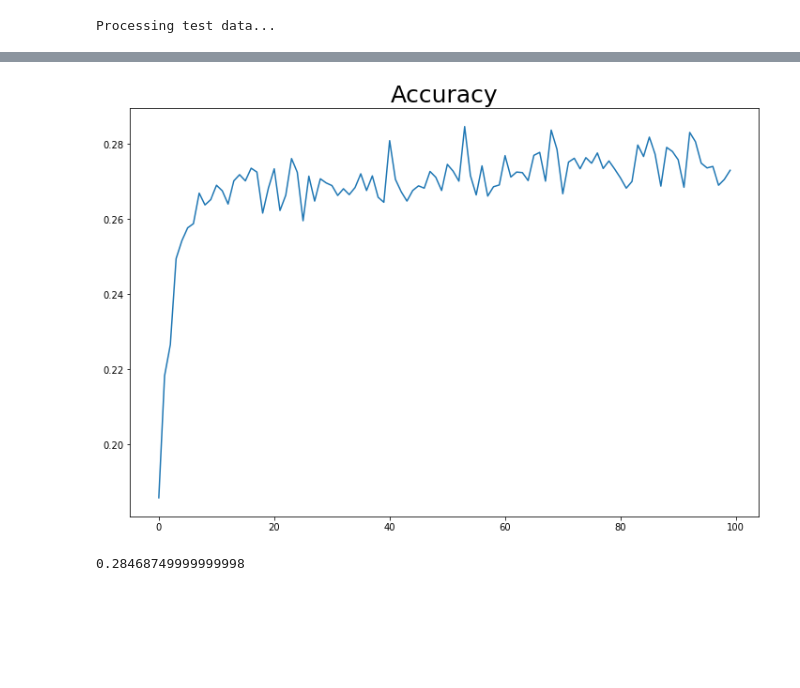
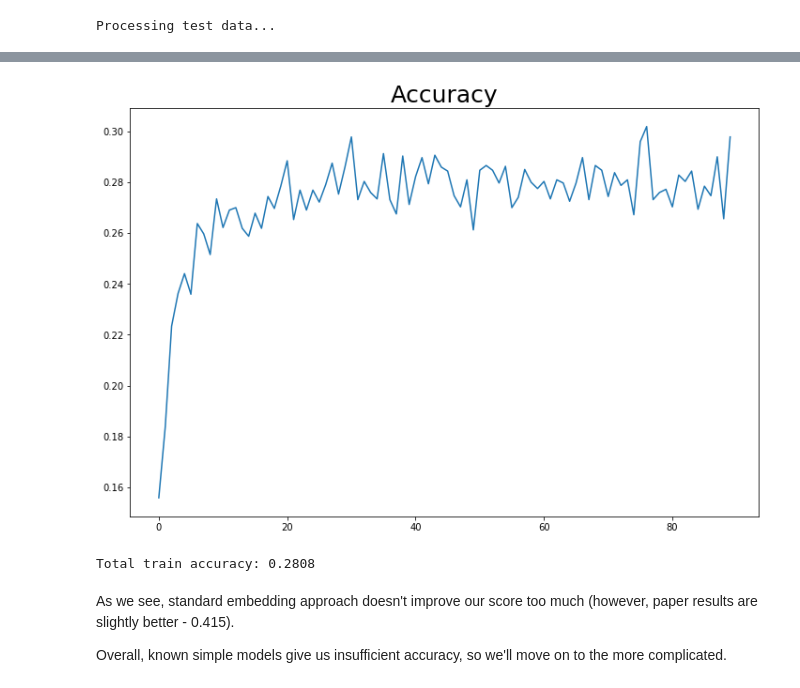
Before and after one commit to JanRocketMan/QuestionAnsweringModels, a Jupyter notebook: Simple_Models.ipynb, the cells around one changed output, grey strips where cells are left out. Cells and saved outputs as stored; diff of their text form; code cells hidden in the pictures; blank space fills up the shorter version.

Commit message:
Finished window embedding model

```diff
--- a/Simple_Models.ipynb
+++ b/Simple_Models.ipynb
@@ -12,7 +13,7 @@ Let's deal at first with Common Nouns Question Answering.
 sample_train = pd.read_csv('data/CBT_CN_train.csv',delimiter=';')
 sample_valid = pd.read_csv('data/CBT_CN_valid.csv',delimiter=';')
 # %%
-sample_train = sample_train.sample(n=40000, replace=True)
+sample_train = sample_train.sample(n=50000, replace=True)
 # %%
 sample_train['Document'] = sample_train['Document'].apply(literal_eval)
 sample_valid['Document'] = sample_valid['Document'].apply(literal_eval)
@@ -215,7 +219,7 @@ X_ex, y_ex
 # %%
-embedding_size = 30
+embedding_size = 100
 tf.reset_default_graph()
-X = tf.placeholder(tf.int32, [None, 10], name='input_passage')
+X = tf.placeholder(tf.int32, [None, 6], name='input_passage')
 C = tf.placeholder(tf.int32, [None, 10], name='candidates')
 y = tf.placeholder(tf.int32, [None, 10], name='answers')
 
@@ -247,42 +251,31 @@ train_op = tf.train.AdamOptimizer().minimize(loss, )
 s = tf.Session()
 s.run(tf.global_variables_initializer())
 
-n_epochs = 100
-batches_per_epoch = 100
+n_epochs = 90
+batches_per_epoch = 50
 batch_size = 64
 
 train_losses = []
 valid_losses = []
-accuracies = []
+train_accuracies = []
 
 for epoch in tqdm(range(n_epochs)):
-    #old_test_loss = avg_test_loss
     avg_train_loss, avg_valid_loss = 0, 0
     avg_acc = 0
     for batch in range(batches_per_epoch):
-        x_, c_, y_, inds_ = sample_batch(cat_train, batch_size, word_to_id)
+        x_, c_, y_, inds_ = sample_batch(cat_train, batch_size, word_to_id, 3)
 
         _, iloss, y_pred, acc = s.run([train_op, loss, logits, num_equals], {X: x_,
                                                                  C: c_,
                                                                  y: y_})
         avg_train_loss += iloss
         avg_acc += acc
-        x_valid, c_valid, y_valid, _ = sample_batch(cat_valid, batch_size, word_to_id)
-
+        x_valid, c_valid, y_valid, _ = sample_batch(cat_valid, batch_size, word_to_id, 3)
         iloss, acc = s.run([loss, num_equals], {X: x_valid, C: c_valid, y: y_valid})
         avg_valid_loss += iloss
-        avg_acc += acc
-    #print("EPOCH: ", epoch)
-    #print("\t AVERAGE TRAIN LOSS:", avg_train_loss/batches_per_epoch)
-    #print("\t AVERAGE VALID LOSS:", avg_valid_loss/batches_per_epoch)
-    #print('\t AVERAGE ACCURACY:', avg_acc/batches_per_epoch)
     train_losses.append([avg_train_loss/batches_per_epoch])
     valid_losses.append([avg_valid_loss/batches_per_epoch])
-    accuracies.append([avg_acc/(batches_per_epoch * batch_size * 2)])
-    #if epoch != 0 and avg_test_loss > old_test_loss:
-    #    pass
-        #print('problems...')
-total_num_of_examples = n_epochs * batches_per_epoch * batch_size * 2
-total_accuracy = np.sum(accuracies) * batches_per_epoch * batch_size * 2 / total_num_of_examples
-print('Average accuracy is', total_accuracy)
+    train_accuracies.append([avg_acc/(batches_per_epoch * batch_size)])
+
+print('Maximum train accuracy is', np.max(train_accuracies))
 # %% [output]
@@ -301,11 +294,22 @@ plt.show()
 # %%
 plt.figure(figsize=(12,8))
 plt.title('Accuracy', size=25)
-plt.plot(accuracies)
+plt.plot(train_accuracies)
 plt.show()
 # %% [output]
-[figure, old version]
+[figure, new version]
-# %%
-np.max(accuracies)
-# %% [output]
-0.28468749999999998
+# %%
+accuracy = 0
+batch_size = 1000
+for i in tqdm(range(0, len(cat_train), batch_size)):
+    x_, c_, y_, inds_ = sample_batch(cat_train, batch_size, word_to_id, 3, offset=i)
+    assert x_.shape[0] == batch_size
+    acc = s.run(num_equals, {X: x_, C: c_, y: y_})
+    accuracy += acc
+print('Total train accuracy:', accuracy / len(cat_train))
+# %% [output]
+Total train accuracy: 0.2808
+# %% [markdown]
+As we see, standard embedding approach doesn't improve our score too much (however, paper results are slightly better - 0.415).
+
+Overall, known simple models give us insufficient accuracy, so we'll move on to the more complicated.
```
Also changed, not shown: parts of 11 cells of this notebook.
